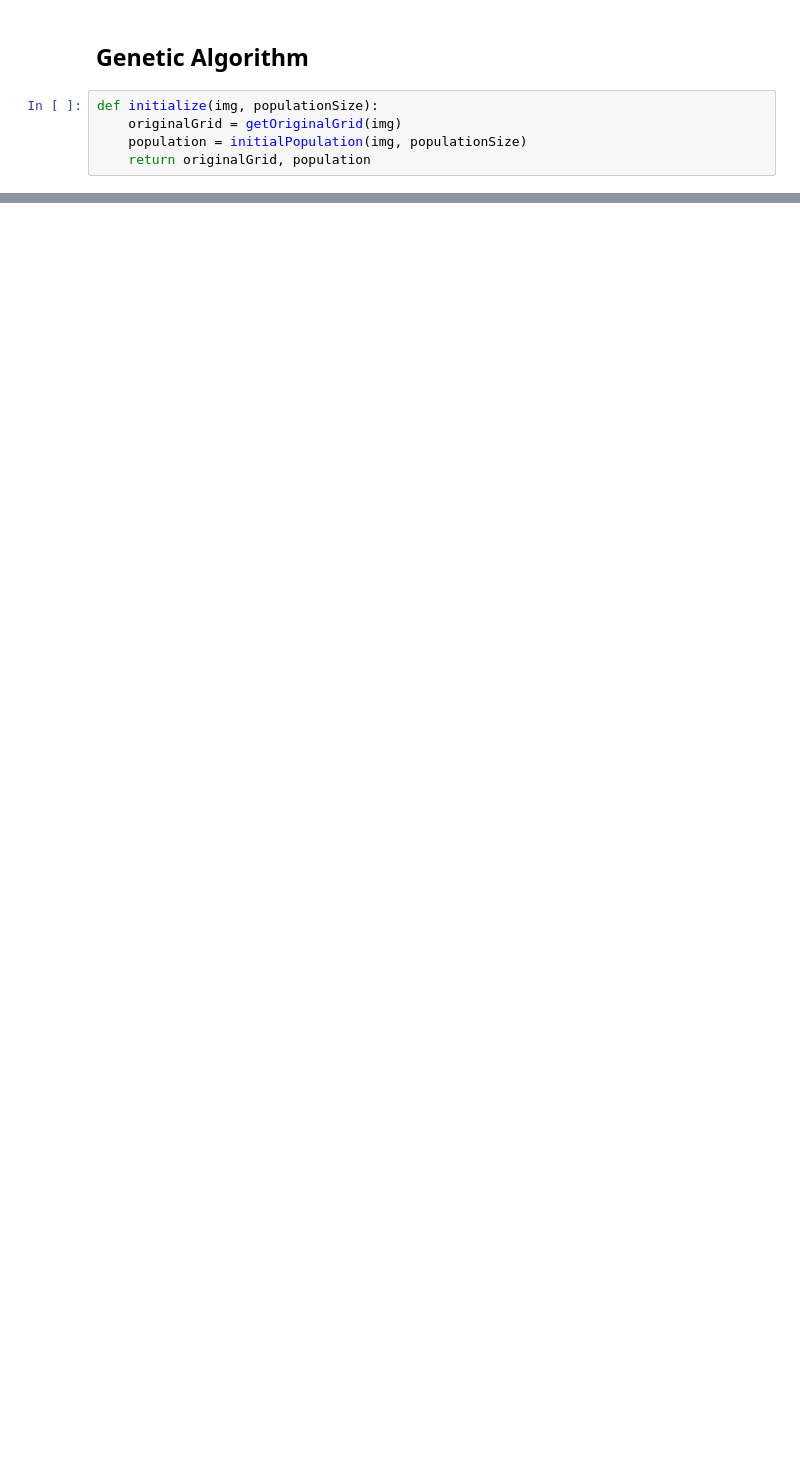
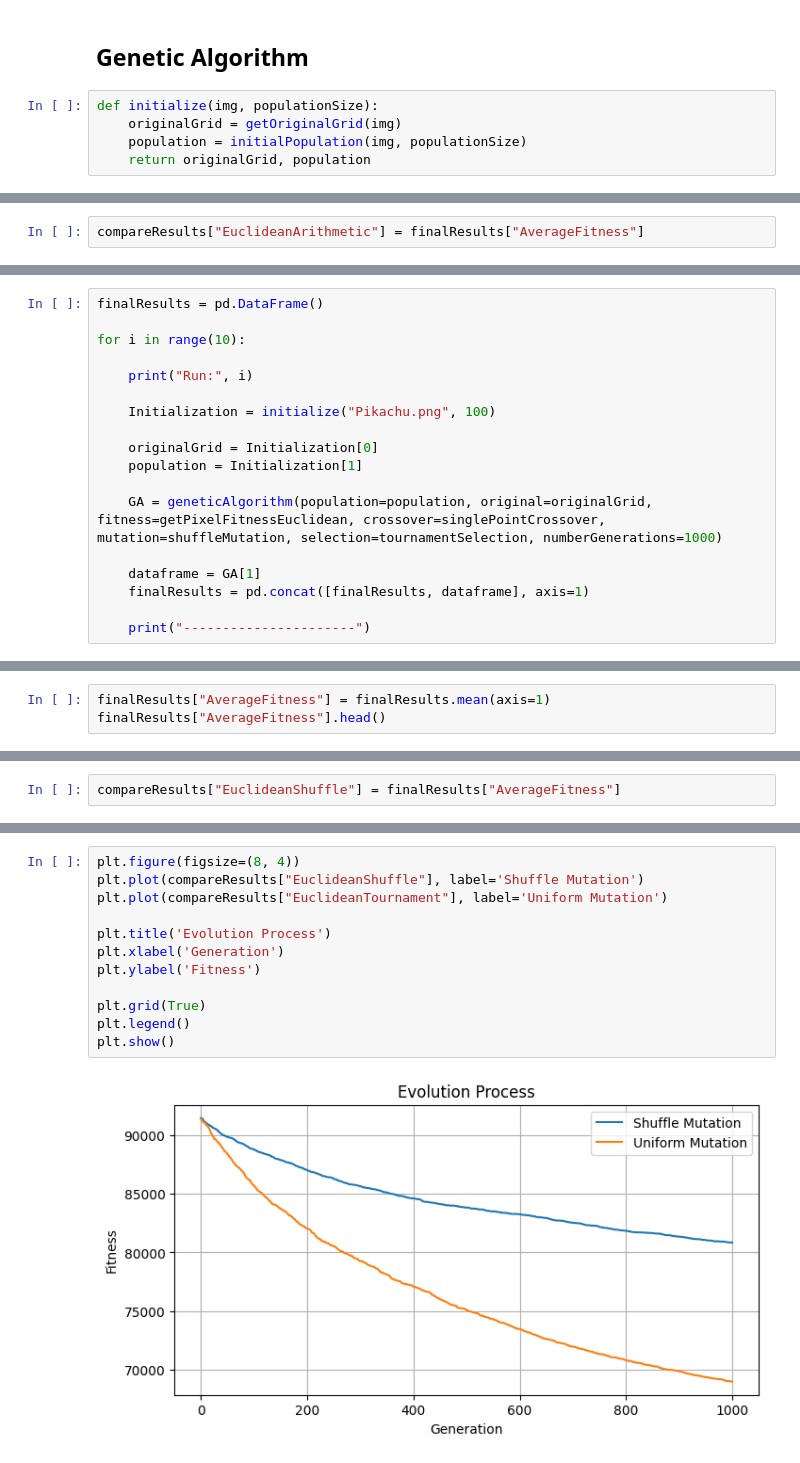
Before and after one commit to Bwdo77/CIFO, a Jupyter notebook: CIFO/CIFO-Project.ipynb, the cells around one changed output, grey strips where cells are left out. Drawn from its saved outputs; the diff is of its cells as text; blank space fills up the shorter version.

```diff
--- a/CIFO/CIFO-Project.ipynb
+++ b/CIFO/CIFO-Project.ipynb
@@ -657,0 +753,2 @@ plt.show()
+# %%
+compareResults["EuclideanArithmetic"] = finalResults["AverageFitness"]
@@ -657,0 +776,18 @@ plt.show()
+# %%
+finalResults = pd.DataFrame()
+
+for i in range(10):
+
+    print("Run:", i)
+
+    Initialization = initialize("Pikachu.png", 100)
+
+    originalGrid = Initialization[0]
+    population = Initialization[1]
+
+    GA = geneticAlgorithm(population=population, original=originalGrid, fitness=getPixelFitnessEuclidean, crossover=singlePointCrossover, mutation=shuffleMutation, selection=tournamentSelection, numberGenerations=1000)
+
+    dataframe = GA[1]
+    finalResults = pd.concat([finalResults, dataframe], axis=1)
+
+    print("----------------------")
@@ -657,0 +812,3 @@ plt.show()
+# %%
+finalResults["AverageFitness"] = finalResults.mean(axis=1)
+finalResults["AverageFitness"].head()
@@ -657,0 +822,2 @@ plt.show()
+# %%
+compareResults["EuclideanShuffle"] = finalResults["AverageFitness"]
@@ -657,0 +826,14 @@ plt.show()
+# %%
+plt.figure(figsize=(8, 4))
+plt.plot(compareResults["EuclideanShuffle"], label='Shuffle Mutation')
+plt.plot(compareResults["EuclideanTournament"], label='Uniform Mutation')
+
+plt.title('Evolution Process')
+plt.xlabel('Generation')
+plt.ylabel('Fitness')
+
+plt.grid(True)
+plt.legend()
+plt.show()
+# %% [output]
+[figure, added]
```
Also changed, not shown: parts of 235 cells of this notebook.
